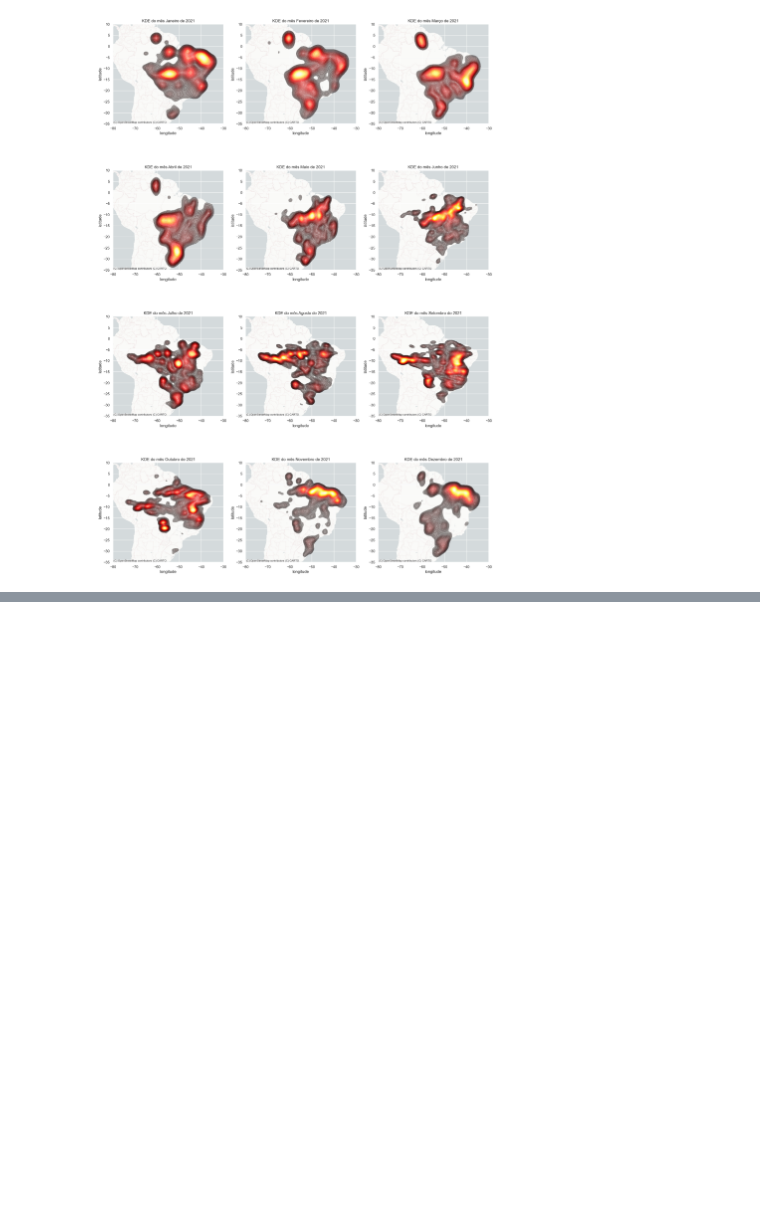
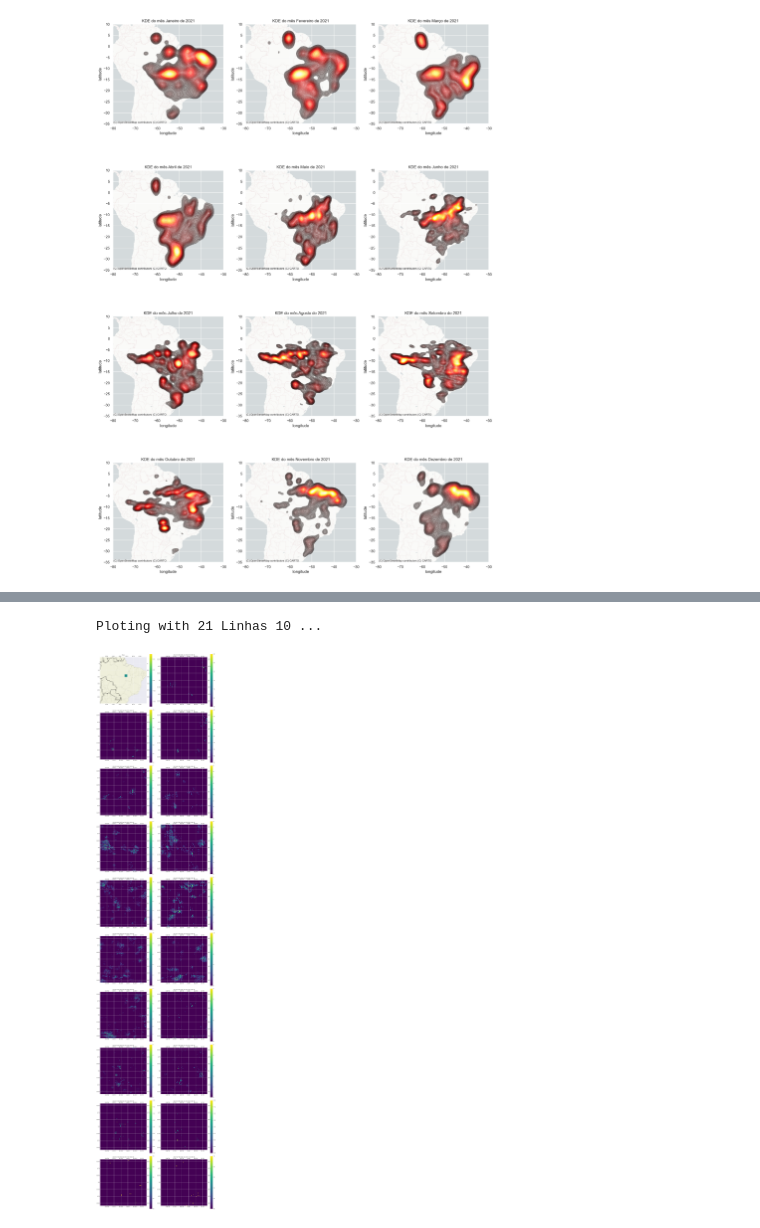
Before and after one commit to josebraz/INPE-Queimadas, a Jupyter notebook: Queimadas.ipynb, the cells around one changed output, grey strips where cells are left out. Cells and saved outputs as stored; diff of their text form; code cells hidden in the pictures; blank space fills up the shorter version.

```diff
--- a/Queimadas.ipynb
+++ b/Queimadas.ipynb
@@ -143,6 +208,44 @@ for i, ax in enumerate(axs.flat):
   )
 # %% [output]
 [figure]
+# %%
+# Utils functions
+
+def sub_space(data: pd.DataFrame, min_lat: float, max_lat: float, min_lon: float, max_lon: float) -> pd.DataFrame:
+    """Returns a sub data filtered by lat and lon boundary"""
+    return data[(data['longitude'] >= min_lon) & (data['longitude'] <= max_lon) &
+                (data['latitude'] >= min_lat) & (data['latitude'] <= max_lat)]
+
+def split_by_range(data: pd.DataFrame, range: pd.DatetimeIndex, time_column='datahora') -> list[pd.DataFrame]:
+    list = []
+    if len(range) <= 1:
+        return list
+    for (i, current) in enumerate(range):
+        if i < len(range) - 2:
+            next = range[i+1]
+            list.append(data[(data[time_column] >= current) & (data[time_column] < next)])
+    return list
+
+def compute_grid(data: pd.DataFrame, min_lat: float, max_lat: float,
+                 min_lon: float, max_lon: float,
+                 aggr_dist = distance.Distance(kilometers=1)) -> xarray.DataArray:
+    # calculate the grid (agregate)
+    width_bottom = distance.distance((min_lat, min_lon), (min_lat, max_lon))
+    width_top = distance.distance((max_lat, min_lon), (max_lat, max_lon))
+
+    height_left = distance.distance((min_lat, min_lon), (max_lat, min_lon))
+    height_right = distance.distance((min_lat, max_lon), (max_lat, max_lon))
+
+    width = max(width_top, width_bottom)
+    height = max(height_left, height_right)
+
+    cvs = datashader.Canvas(
+        plot_width=int(width/aggr_dist),
+        plot_height=int(height/aggr_dist),
+        x_range=(min_lon, max_lon),
+        y_range=(min_lat, max_lat)
+    )
+    return cvs.points(data, x="longitude", y="latitude")
 # %%
 def show_satelites(data):
     fig, ax=plt.subplots()
@@ -174,0 +342,5 @@ show_satelites(filter_satelites(data_temp))
+# %%
+show_time_grid(df, pd.date_range("2010-07-01", freq="1W", periods=22), -9.5, -8.5, -51, -50)
+# %% [output]
+Ploting with 21 Linhas 10 ...
+[figure, added]
```
Also changed, not shown: parts of 7 cells of this notebook, 3 other files.
